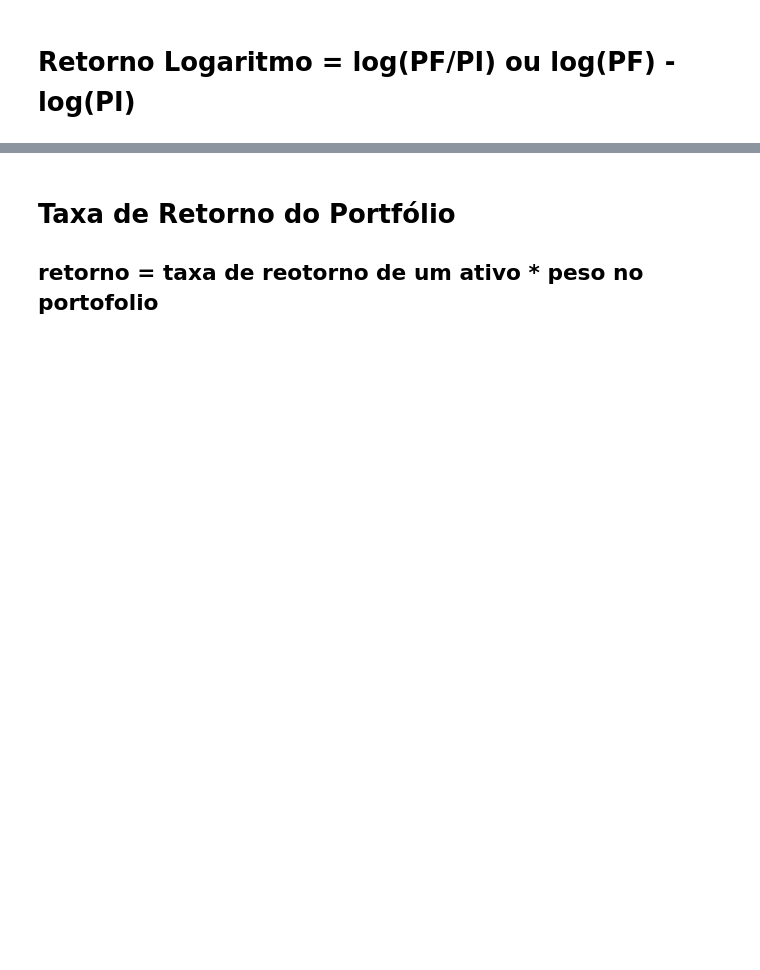
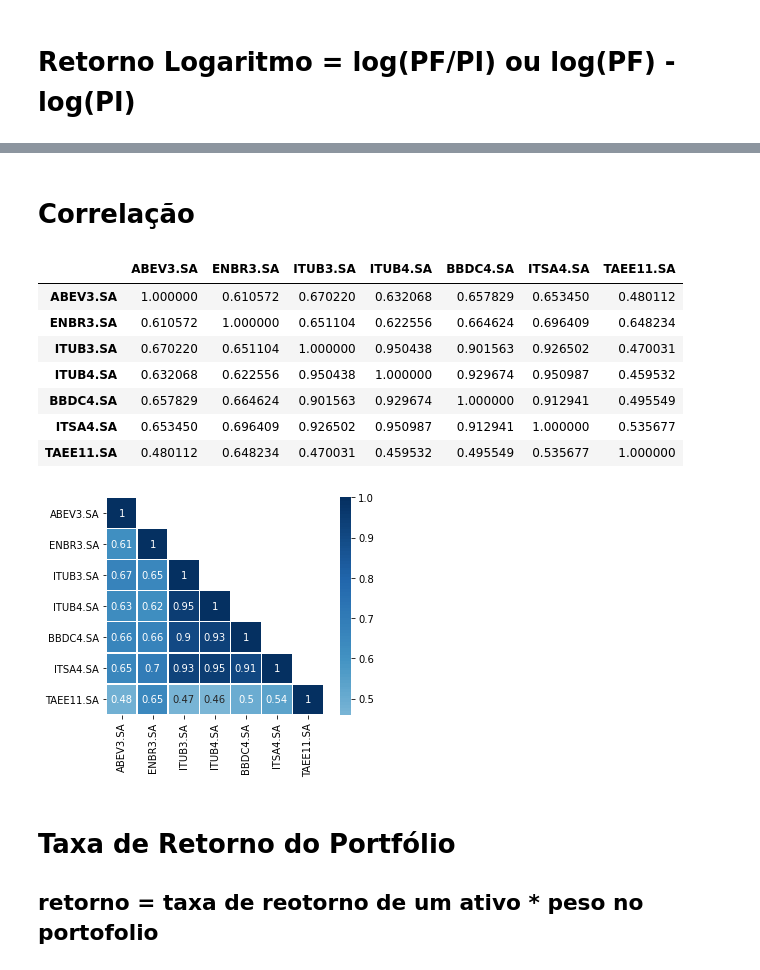
Before and after one commit to fredux/jupyter_notebooks, a Jupyter notebook: acoes.ipynb, the cells around one changed output, grey strips where cells are left out. Saved outputs shown, nothing was run; the diff lists cells and outputs as text; code cells hidden in the pictures; blank space fills up the shorter version.

```diff
--- a/acoes.ipynb
+++ b/acoes.ipynb
@@ -114,4 +124,28 @@ TAEE11.SA    23.762
 dtype: float64
+# %% [markdown]
+#  Correlação
+# %%
+def plot_corr(corr):
+    # Cortaremos a metade de cima pois é o espelho da metade de baixo
+    mask = np.zeros_like(corr, dtype=np.bool)
+    mask[np.triu_indices_from(mask, 1)] = True
+
+    sns.heatmap(corr, mask=mask, cmap='RdBu', center=0, square=True, linewidths=.5,annot=True  )
+
+#Correlações entre os retornos diarios  dos ativos
+#plt.figure(figsize=(16,8))
+plot_corr(returns.corr())
+returns.corr()
+# %% [output]
+|  | ABEV3.SA | ENBR3.SA | ITUB3.SA | ITUB4.SA | BBDC4.SA | ITSA4.SA | TAEE11.SA |
+| ABEV3.SA | 1.000000 | 0.610572 | 0.670220 | 0.632068 | 0.657829 | 0.653450 | 0.480112 |
+| ENBR3.SA | 0.610572 | 1.000000 | 0.651104 | 0.622556 | 0.664624 | 0.696409 | 0.648234 |
+| ITUB3.SA | 0.670220 | 0.651104 | 1.000000 | 0.950438 | 0.901563 | 0.926502 | 0.470031 |
+| ITUB4.SA | 0.632068 | 0.622556 | 0.950438 | 1.000000 | 0.929674 | 0.950987 | 0.459532 |
+| BBDC4.SA | 0.657829 | 0.664624 | 0.901563 | 0.929674 | 1.000000 | 0.912941 | 0.495549 |
+| ITSA4.SA | 0.653450 | 0.696409 | 0.926502 | 0.950987 | 0.912941 | 1.000000 | 0.535677 |
+| TAEE11.SA | 0.480112 | 0.648234 | 0.470031 | 0.459532 | 0.495549 | 0.535677 | 1.000000 |
+[figure, added]
 # %% [markdown]
 # Taxa de Retorno do Portfólio
 ##  retorno = taxa de reotorno de um ativo * peso no portofolio
```
Also changed, not shown: parts of 8 cells of this notebook, 1 other file.
